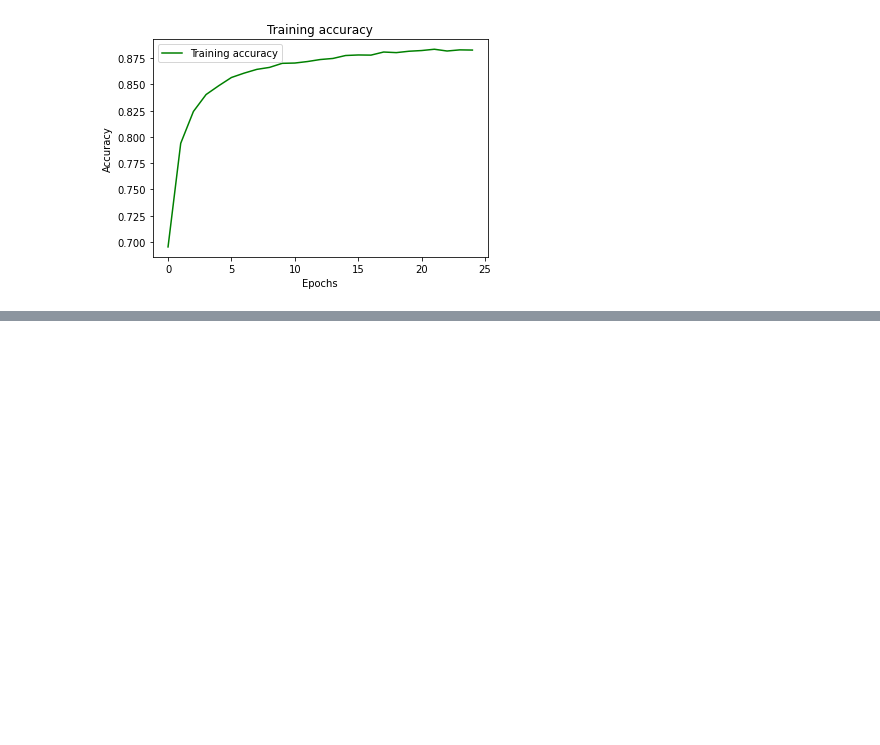
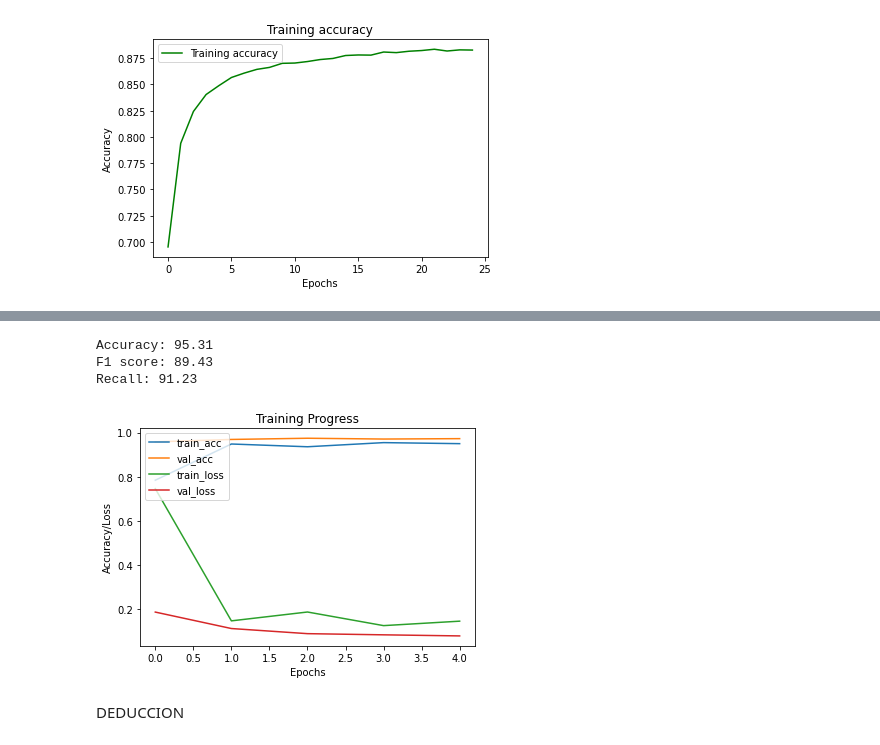
Before and after one commit to abdieljz/Detecci-n-de-Vehiculo-mediante-Transfer-Learning, a Jupyter notebook: [NRC_6292]_ZambranoJunior_Lab1Unidad3_V5.ipynb, the cells around one changed output, grey strips where cells are left out. Cells and saved outputs as stored; diff of their text form; code cells hidden in the pictures; blank space fills up the shorter version.

```diff
--- a/[NRC_6292]_ZambranoJunior_Lab1Unidad3_V5.ipynb
+++ b/[NRC_6292]_ZambranoJunior_Lab1Unidad3_V5.ipynb
@@ -779,0 +863,43 @@ Los resultados
+# %%
+'''Datos estadisticos Finales'''
+model_probs = model.predict(x_test,batch_size=batch_size,verbose=0)
+y_pred = model_probs
+# predict crisp classes for test set
+model_classes = np.argmax(model_probs,axis=1)
+# reduce to 1d array
+model_probs = model_probs[:, 0]
+
+y_test_reduced = np.argmax(y_test,axis=1)
+
+# accuracy: (tp + tn) / (p + n)
+accuracy = accuracy_score(y_test_reduced, model_classes)*100
+# recall: tp / (tp + fn)
+recall = recall_score(y_test_reduced, model_classes, average='weighted')*100
+# f1: 2 tp / (2 tp + fp + fn)
+f1 = f1_score(y_test_reduced, model_classes, average='weighted')*100
+
+print('Accuracy: %.2f' % accuracy)
+print('F1 score: %.2f' % f1)
+print('Recall: %.2f' % recall)
+# %% [output]
+Accuracy: 95.31
+F1 score: 89.43
+Recall: 91.23
+# %%
+'''Figura de Training process'''
+def plot_hist(hist):
+    plt.plot(hist.history["accuracy"])
+    plt.plot(hist.history["val_accuracy"])
+    plt.plot(hist.history["loss"])
+    plt.plot(hist.history["val_loss"])
+    plt.title("Training Progress")
+    plt.ylabel("Accuracy/Loss")
+    plt.xlabel("Epochs")
+    plt.legend(["train_acc", "val_acc", "train_loss", "val_loss"], loc="upper left")
+    plt.show()
+
+plot_hist(history)
+# %% [output]
+[figure, added]
+# %% [markdown]
+DEDUCCION
```
Also changed, not shown: parts of 14 cells of this notebook.
